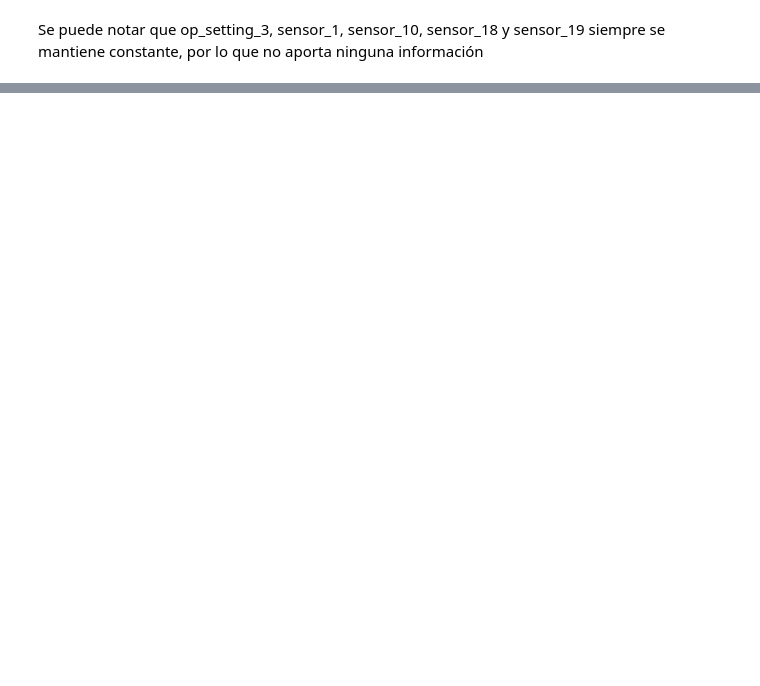
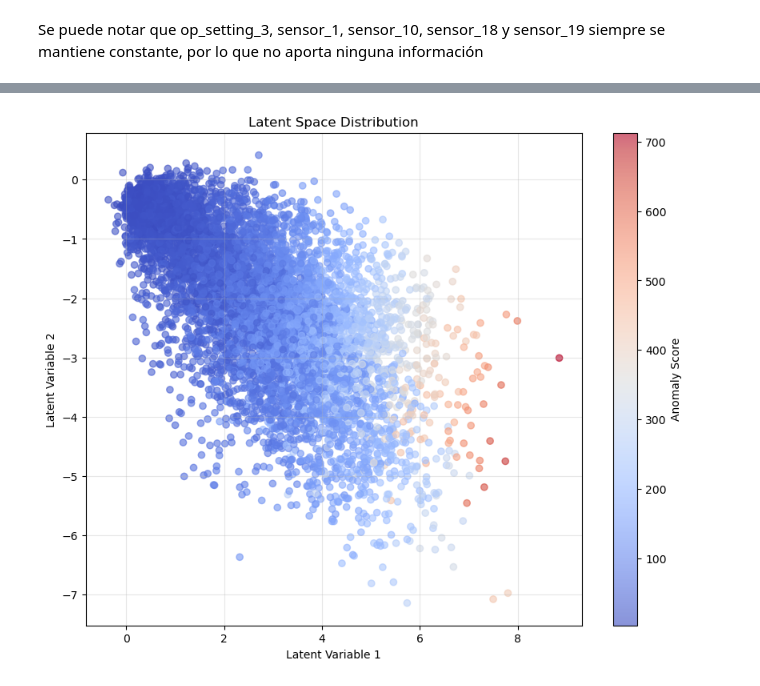
Before and after one commit to JuanPabloRodriguezC/rec_patrones_lab, a Jupyter notebook: Proyecto3/anomaly_detection_aero-engines.ipynb, the cells around one changed output, grey strips where cells are left out. Drawn from its saved outputs; the diff is of its cells as text; code cells hidden in the pictures; blank space fills up the shorter version.

Commit message:
entrenamiento de autoencoders

```diff
--- a/Proyecto3/anomaly_detection_aero-engines.ipynb
+++ b/Proyecto3/anomaly_detection_aero-engines.ipynb
@@ -212,0 +716,3 @@ print(df_good[['probabilidad_normal', 'anomalía']].head())
+# %%
+vae = StandardVAE(X_train_data.shape[1], latent_dim=2)
+vae.compile(optimizer=keras.optimizers.legacy.Adam(0.0001))
@@ -212,0 +725,8 @@ print(df_good[['probabilidad_normal', 'anomalía']].head())
+# %%
+vae_history = vae.fit(
+    train_dataset,
+    epochs=40,
+    validation_data=validation_data,
+    callbacks=vae_callbacks,
+    verbose=1
+)
@@ -212,0 +753,20 @@ print(df_good[['probabilidad_normal', 'anomalía']].head())
+# %%
+def detect_anomalies(model, X, threshold_percentile=90):
+    """
+    Detect anomalies using reconstruction error.
+
+    Args:
+        model: Trained Fisher Autoencoder
+        X: Data to test [n_samples, n_features]
+        threshold_percentile: Percentile for anomaly threshold
+
+    Returns:
+        errors: Reconstruction errors
+        threshold: Anomaly threshold
+        is_anomaly: Boolean array indicating anomalies
+    """
+    errors = model.get_reconstruction_error(X)
+    threshold = np.percentile(errors, threshold_percentile)
+    is_anomaly = errors > threshold
+
+    return errors, threshold, is_anomaly
@@ -212,0 +897,8 @@ print(df_good[['probabilidad_normal', 'anomalía']].head())
+# %%
+visualize_latent_space(
+    vae, X_train_data,
+    y=vae_errors_train,
+    save_path='vae_latent_space.png'
+)
+# %% [output]
+[figure, added]
```
Also changed, not shown: parts of 43 cells of this notebook.
